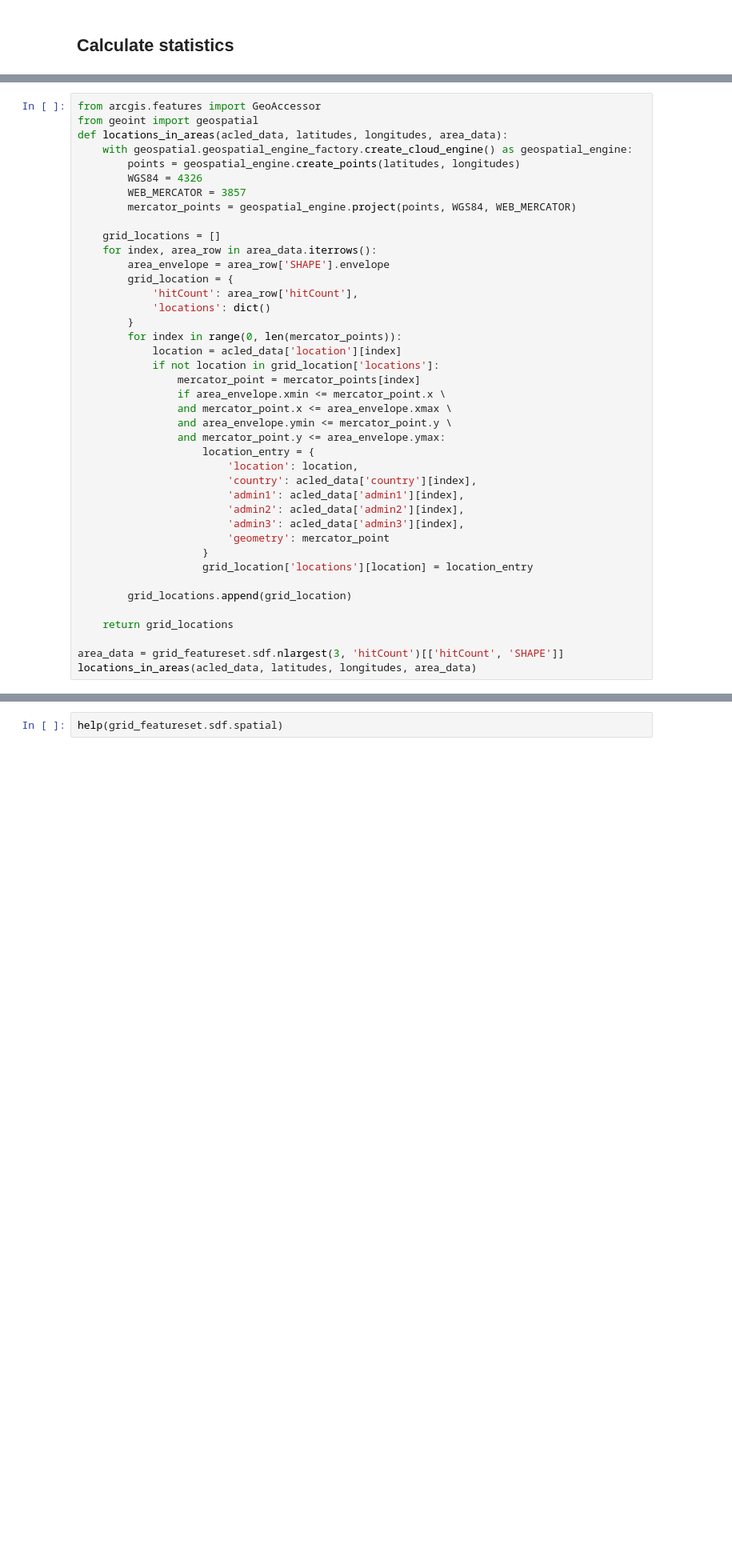
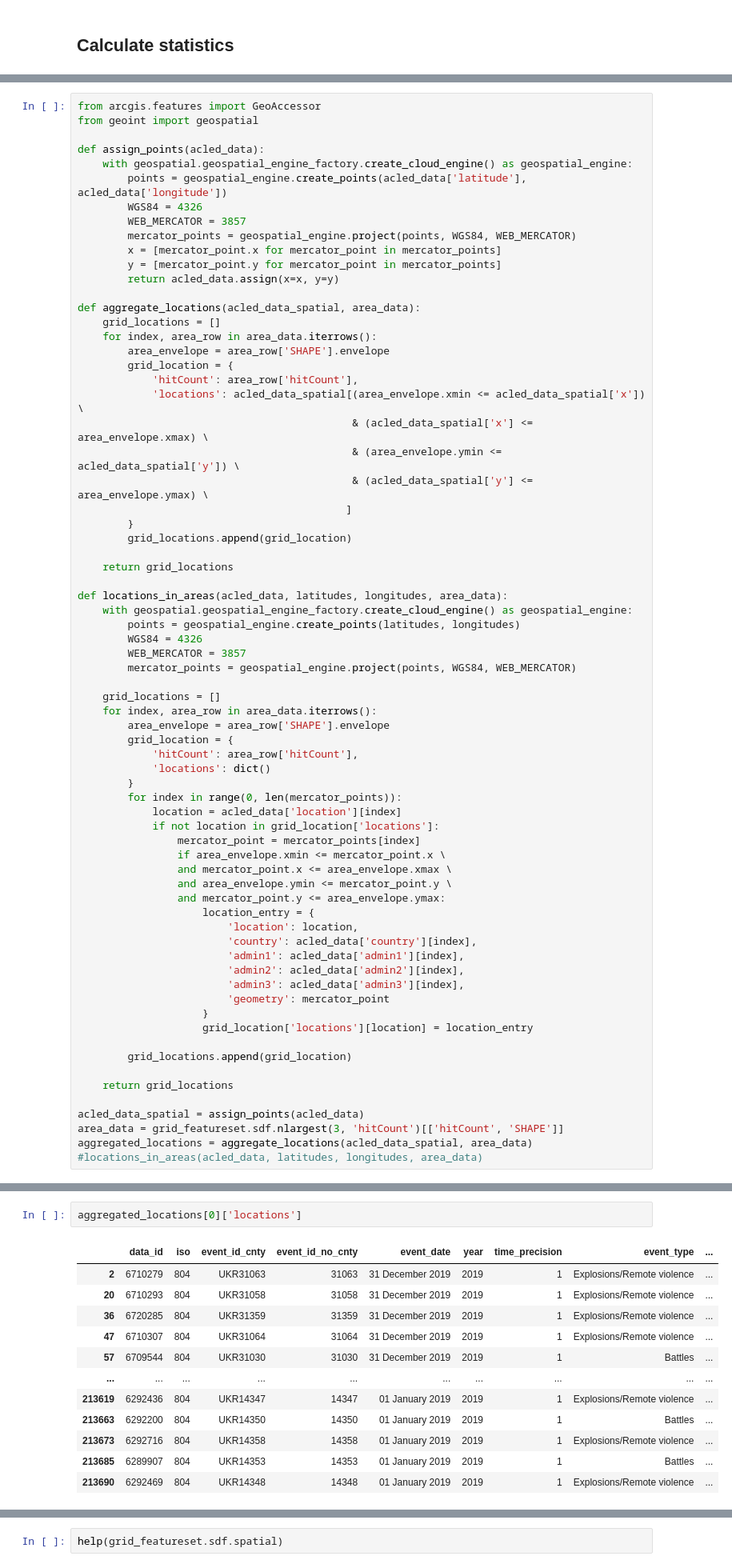
Before and after one commit to gisfromscratch/geoint-py, a Jupyter notebook: Samples.ipynb, the cells around one changed output, grey strips where cells are left out. Shown at 80% size. Drawn from its saved outputs; the diff is of its cells as text; blank space fills up the shorter version.

Commit message:
Aggregate sample using Pandas multiple filter - assign web mercator directly to a new data frame

```diff
--- a/Samples.ipynb
+++ b/Samples.ipynb
@@ -206,6 +206,33 @@ Name: admin3, dtype: int64
 # %%
 from arcgis.features import GeoAccessor
 from geoint import geospatial
+
+def assign_points(acled_data):
+    with geospatial.geospatial_engine_factory.create_cloud_engine() as geospatial_engine:
+        points = geospatial_engine.create_points(acled_data['latitude'], acled_data['longitude'])
+        WGS84 = 4326
+        WEB_MERCATOR = 3857
+        mercator_points = geospatial_engine.project(points, WGS84, WEB_MERCATOR)
+        x = [mercator_point.x for mercator_point in mercator_points]
+        y = [mercator_point.y for mercator_point in mercator_points]
+        return acled_data.assign(x=x, y=y)
+
+def aggregate_locations(acled_data_spatial, area_data):
+    grid_locations = []
+    for index, area_row in area_data.iterrows():
+        area_envelope = area_row['SHAPE'].envelope
+        grid_location = {
+            'hitCount': area_row['hitCount'],
+            'locations': acled_data_spatial[(area_envelope.xmin <= acled_data_spatial['x']) \
+                                            & (acled_data_spatial['x'] <= area_envelope.xmax) \
+                                            & (area_envelope.ymin <= acled_data_spatial['y']) \
+                                            & (acled_data_spatial['y'] <= area_envelope.ymax) \
+                                           ]
+        }
+        grid_locations.append(grid_location)
+
+    return grid_locations
+
 def locations_in_areas(acled_data, latitudes, longitudes, area_data):
     with geospatial.geospatial_engine_factory.create_cloud_engine() as geospatial_engine:
         points = geospatial_engine.create_points(latitudes, longitudes)
@@ -242,5 +269,7 @@ def locations_in_areas(acled_data, latitudes, longitudes, area_data):
 
     return grid_locations
 
+acled_data_spatial = assign_points(acled_data)
 area_data = grid_featureset.sdf.nlargest(3, 'hitCount')[['hitCount', 'SHAPE']]
-locations_in_areas(acled_data, latitudes, longitudes, area_data)
+aggregated_locations = aggregate_locations(acled_data_spatial, area_data)
+#locations_in_areas(acled_data, latitudes, longitudes, area_data)
@@ -264,0 +276,15 @@ locations_in_areas(acled_data, latitudes, longitudes, area_data)
+# %%
+aggregated_locations[0]['locations']
+# %% [output]
+|  | data_id | iso | event_id_cnty | event_id_no_cnty | event_date | year | time_precision | event_type | ... |
+| 2 | 6710279 | 804 | UKR31063 | 31063 | 31 December 2019 | 2019 | 1 | Explosions/Remote violence | ... |
+| 20 | 6710293 | 804 | UKR31058 | 31058 | 31 December 2019 | 2019 | 1 | Explosions/Remote violence | ... |
+| 36 | 6720285 | 804 | UKR31359 | 31359 | 31 December 2019 | 2019 | 1 | Explosions/Remote violence | ... |
+| 47 | 6710307 | 804 | UKR31064 | 31064 | 31 December 2019 | 2019 | 1 | Explosions/Remote violence | ... |
+| 57 | 6709544 | 804 | UKR31030 | 31030 | 31 December 2019 | 2019 | 1 | Battles | ... |
+| ... | ... | ... | ... | ... | ... | ... | ... | ... | ... |
+| 213619 | 6292436 | 804 | UKR14347 | 14347 | 01 January 2019 | 2019 | 1 | Explosions/Remote violence | ... |
+| 213663 | 6292200 | 804 | UKR14350 | 14350 | 01 January 2019 | 2019 | 1 | Battles | ... |
+| 213673 | 6292716 | 804 | UKR14358 | 14358 | 01 January 2019 | 2019 | 1 | Explosions/Remote violence | ... |
+| 213685 | 6289907 | 804 | UKR14353 | 14353 | 01 January 2019 | 2019 | 1 | Battles | ... |
+| 213690 | 6292469 | 804 | UKR14348 | 14348 | 01 January 2019 | 2019 | 1 | Explosions/Remote violence | ... |
```
Also changed, not shown: parts of 6 cells of this notebook.
